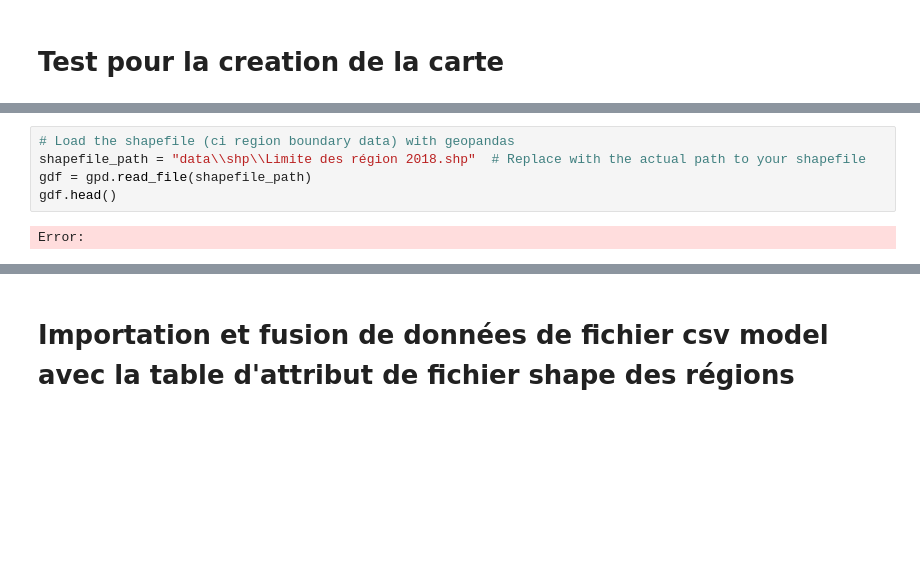
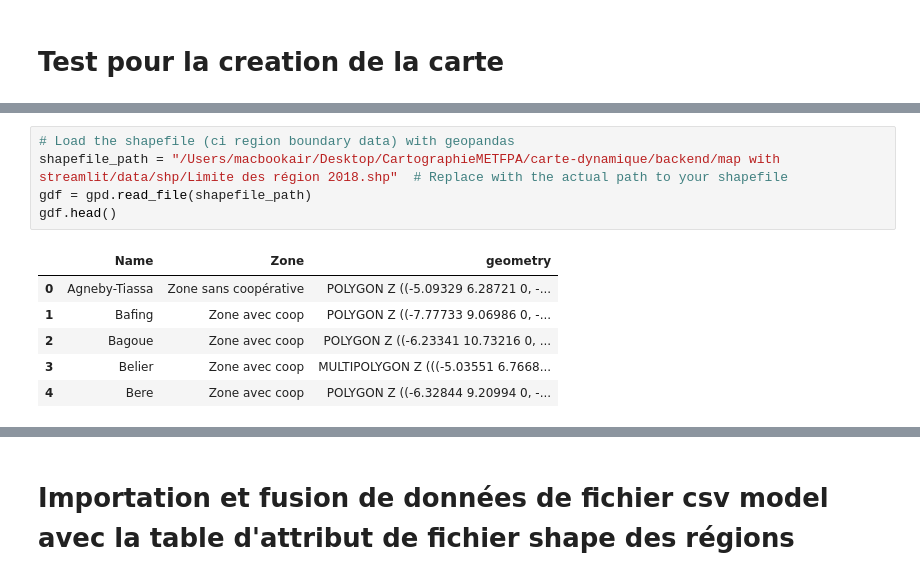
Before and after one commit to Mr-KAM/carte-dynamique, a Jupyter notebook: backend/map with streamlit/analyse de la visualisation python.ipynb, the cells around one changed output, grey strips where cells are left out. Drawn from its saved outputs; the diff is of its cells as text; blank space fills up the shorter version.

```diff
--- a/backend/map with streamlit/analyse de la visualisation python.ipynb
+++ b/backend/map with streamlit/analyse de la visualisation python.ipynb
@@ -12,9 +10,14 @@ Error:
 # %%
 # Load the shapefile (ci region boundary data) with geopandas
-shapefile_path = "data\\shp\\Limite des région 2018.shp"  # Replace with the actual path to your shapefile
+shapefile_path = "/Users/macbookair/Desktop/CartographieMETFPA/carte-dynamique/backend/map with streamlit/data/shp/Limite des région 2018.shp"  # Replace with the actual path to your shapefile
 gdf = gpd.read_file(shapefile_path)
 gdf.head()
 # %% [output]
-Error:
+|  | Name | Zone | geometry |
+| 0 | Agneby-Tiassa | Zone sans coopérative | POLYGON Z ((-5.09329 6.28721 0, -... |
+| 1 | Bafing | Zone avec coop | POLYGON Z ((-7.77733 9.06986 0, -... |
+| 2 | Bagoue | Zone avec coop | POLYGON Z ((-6.23341 10.73216 0, ... |
+| 3 | Belier | Zone avec coop | MULTIPOLYGON Z (((-5.03551 6.7668... |
+| 4 | Bere | Zone avec coop | POLYGON Z ((-6.32844 9.20994 0, -... |
 # %%
 # Read the csv file with random data set
```
Also changed, not shown: parts of 7 cells of this notebook, 13 other files.
